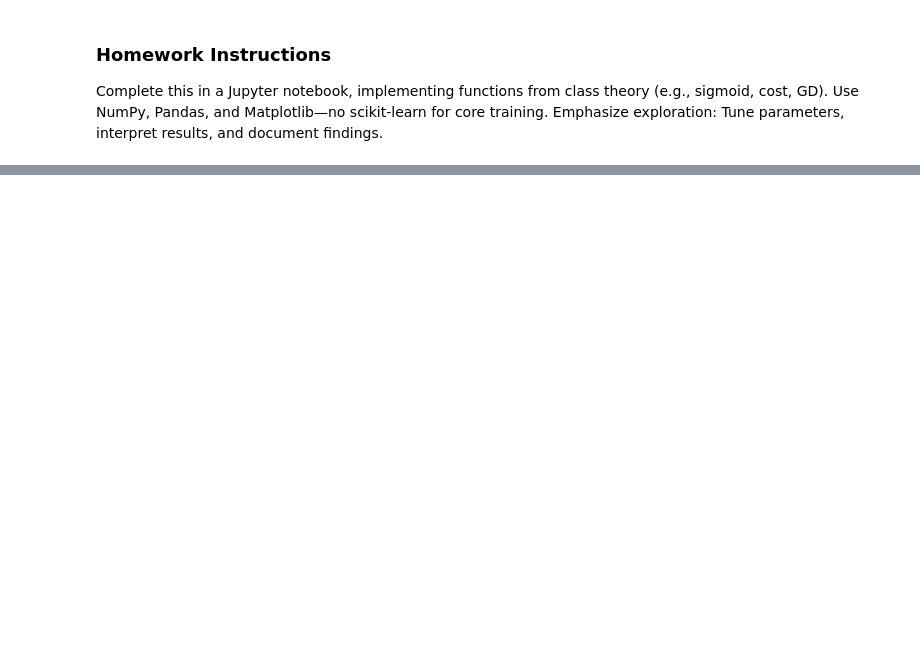
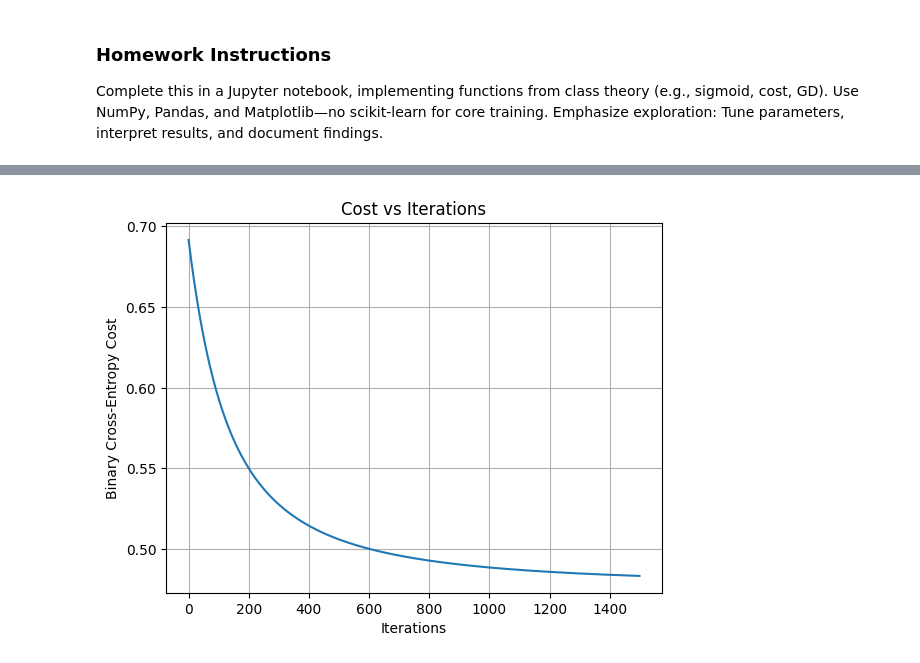
Before and after one commit to JesusJC15/logistic-regression, a Jupyter notebook: heart_disease_lr_analysis.ipynb, the cells around one changed output, grey strips where cells are left out. Cells and saved outputs as stored; diff of their text form; code cells hidden in the pictures; blank space fills up the shorter version.

```diff
--- a/heart_disease_lr_analysis.ipynb
+++ b/heart_disease_lr_analysis.ipynb
@@ -179,0 +186,4 @@ Test set shape: (81, 6)
+# %%
+# Sigmoid Function
+def sigmoid(z):
+    return 1 / (1 + np.exp(-z))
@@ -179,0 +217,31 @@ Test set shape: (81, 6)
+# %%
+# Gradient Descent
+def gradient_descent(X, y, alpha=0.01, iterations=1000):
+    m, n = X.shape
+    w = np.zeros(n)
+    b = 0
+    cost_history = []
+
+    for i in range(iterations):
+        dw, db = compute_gradients(X, y, w, b)
+
+        w -= alpha * dw
+        b -= alpha * db
+
+        cost = compute_cost(X, y, w, b)
+        cost_history.append(cost)
+
+        if i % 100 == 0:
+            print(f"Iteration {i}: Cost = {cost:.4f}")
+
+    return w, b, cost_history
+# %%
+# Train the model
+alpha = 0.01
+iterations = 1500
+
+w, b, cost_history = gradient_descent(
+    X_train_norm, y_train,
+    alpha=alpha,
+    iterations=iterations
+)
@@ -179,0 +264,11 @@ Test set shape: (81, 6)
+# %%
+# Cost vs Iterations
+
+plt.plot(cost_history)
+plt.title("Cost vs Iterations")
+plt.xlabel("Iterations")
+plt.ylabel("Binary Cross-Entropy Cost")
+plt.grid(True)
+plt.show()
+# %% [output]
+[figure, added]
```
Also changed, not shown: parts of 66 cells of this notebook, 3 other files.
